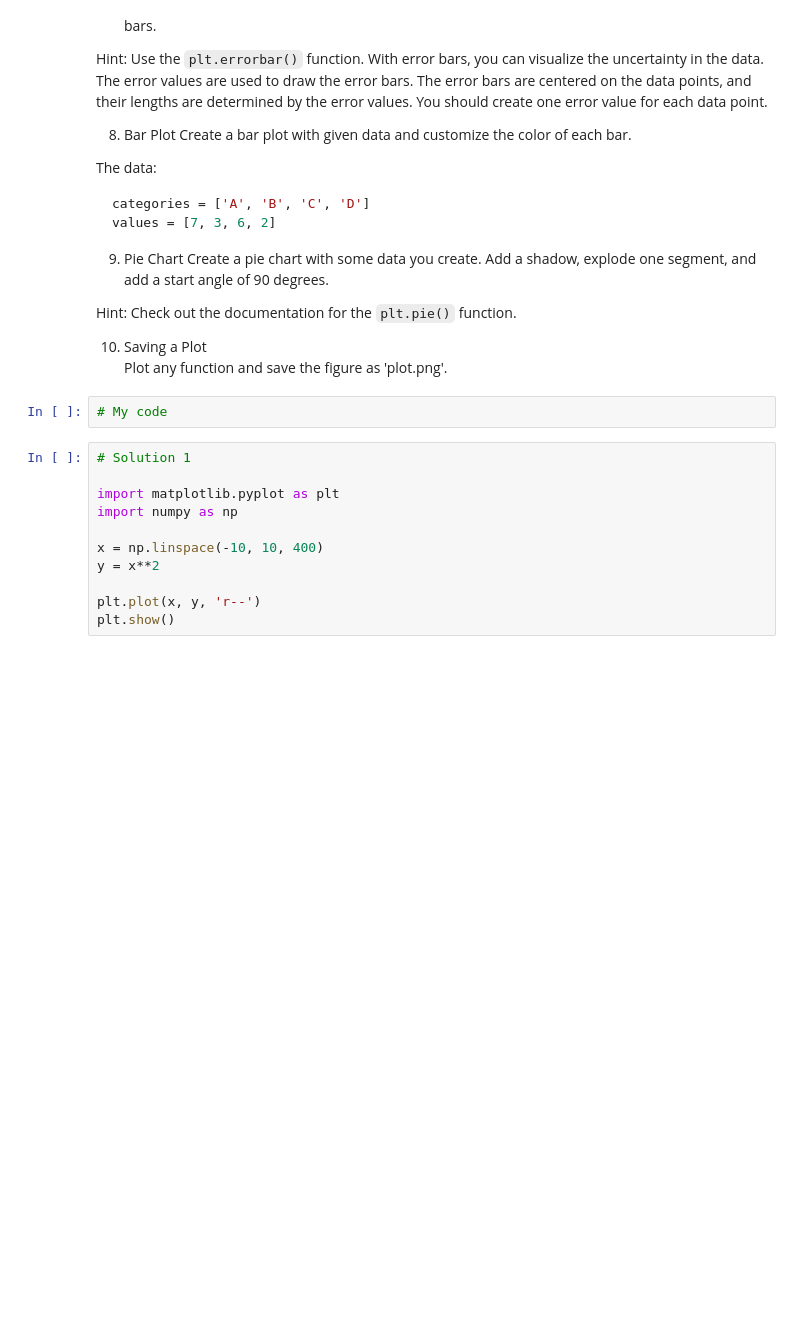
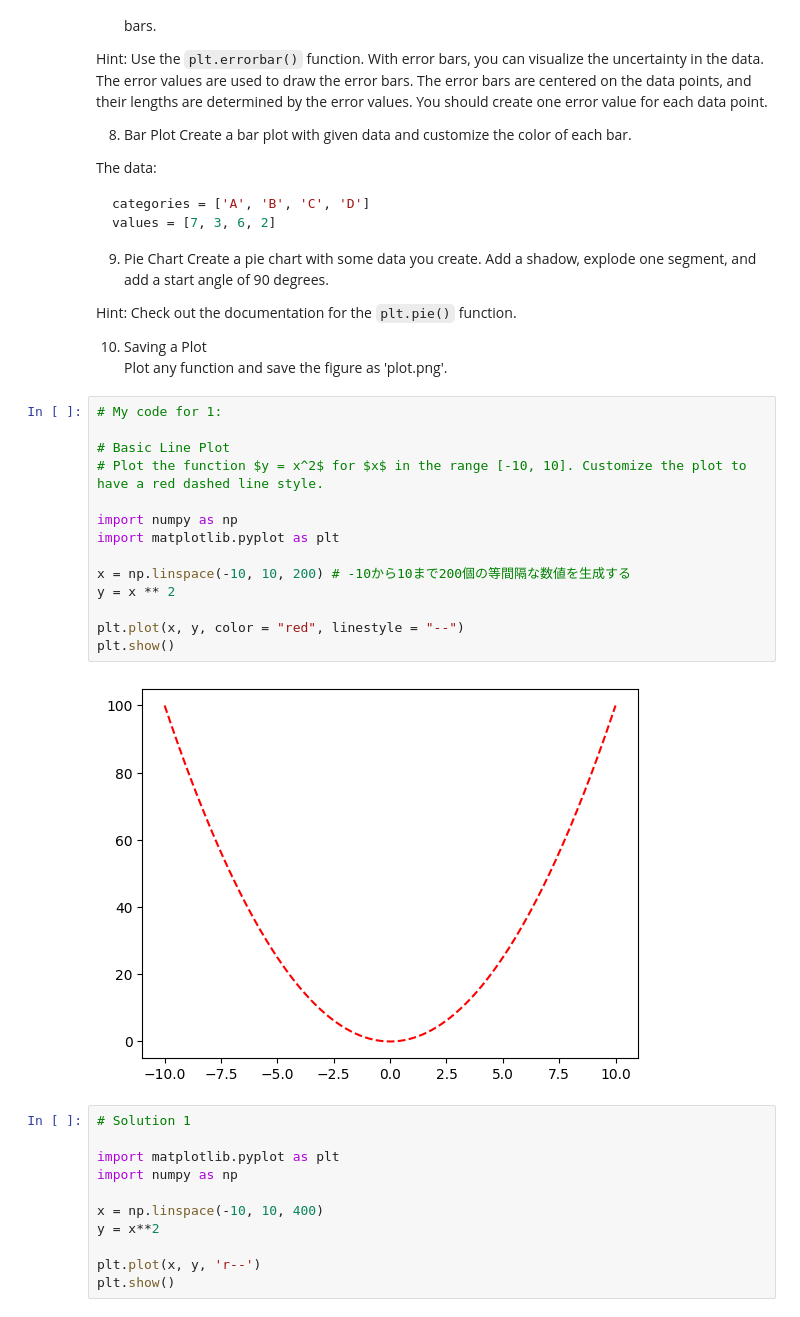
Before and after one commit to ChiakiNL/BI_2023, a Jupyter notebook: EDI3400_PD/Problem_Sets/Problem_4.ipynb, the cells around one changed output. Drawn from its saved outputs; the diff is of its cells as text; blank space fills up the shorter version.

```diff
--- a/EDI3400_PD/Problem_Sets/Problem_4.ipynb
+++ b/EDI3400_PD/Problem_Sets/Problem_4.ipynb
@@ -1155,8 +1155,22 @@ Hint: Check out the documentation for the `plt.pie()` function.
 
 10. Saving a Plot
 Plot any function and save the figure as 'plot.png'.
-# %%
-# My code
+# %%
+# My code for 1:
+
+# Basic Line Plot
+# Plot the function $y = x^2$ for $x$ in the range [-10, 10]. Customize the plot to have a red dashed line style.
+
+import numpy as np
+import matplotlib.pyplot as plt
+
+x = np.linspace(-10, 10, 200) # -10から10まで200個の等間隔な数値を生成する
+y = x ** 2
+
+plt.plot(x, y, color = "red", linestyle = "--")
+plt.show()
+# %% [output]
+[figure, added]
 # %%
 # Solution 1
 
```
Also changed, not shown: parts of 18 cells of this notebook, 1 other file.
